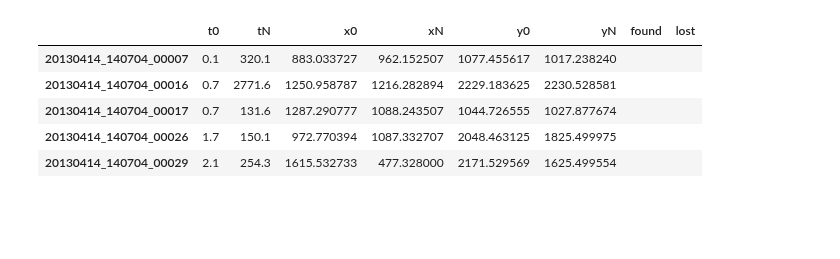
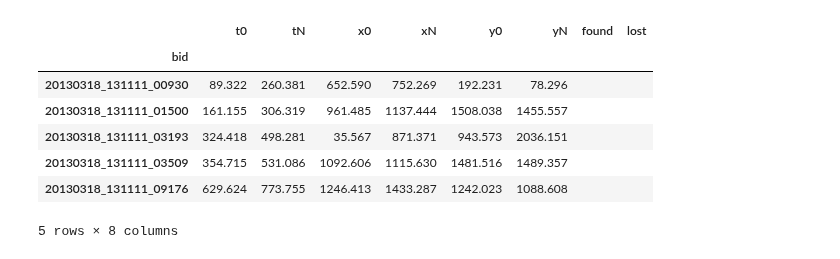
Before and after one commit to amarallab/waldo, a Jupyter notebook: workbooks/lost_and_found.ipynb, the cells around one changed output. Saved outputs shown, nothing was run; the diff lists cells and outputs as text; code cells hidden in the pictures; blank space fills up the shorter version.

```diff
--- a/workbooks/lost_and_found.ipynb
+++ b/workbooks/lost_and_found.ipynb
@@ -29,16 +42,19 @@ Configuring name: '-f'
 # %%
+
 def pull_all_xy_for_ex_id(ex_id):
     """
     returns dicts containing times and xy data. keys are blob_ids.
     """
-    blob_ids = get_good_blobs(ex_id=ex_id, key='xy')
-    print '{N} blob_ids found'.format(N=len(blob_ids))
+    print(ex_id)
+    blob_ids = get_good_blobs(ex_id=ex_id, key='xy_raw')
+
+    print('{N} blob_ids found'.format(N=len(blob_ids)))
     blob_times, blob_xys = {}, {}
     for blob_id in blob_ids:
-        times, data = get_timeseries(blob_id, data_type='xy')
+        times, data = get_timeseries(blob_id, data_type='xy_raw')
         if times != None and len(times):
             blob_times[blob_id] = times
-            blob_xys[blob_id] = data
+            blob_xys[blob_id] = fill_gaps(data)
     return blob_times, blob_xys
 
 def plot_tracks(blob_xys, max_blobs=50, platesize=[1728, 2352]):
@@ -71,15 +87,15 @@ def plot_tracks(blob_xys, max_blobs=50, platesize=[1728, 2352]):
     try:
         plt.show()
     except OverflowError as e:
-        print 'Dataset too big to plot'
-        print 'error:', e
+        print('Dataset too big to plot')
+        print('error:', e)
 
 
 
 
-#ex_id = '20130318_131111'
+ex_id = '20130318_131111'
 #ex_id = '20130614_120518'
-ex_id = '20130414_140704'
+#ex_id = '20130414_140704'
 plate_size = [1728, 2352]
 
 blob_times, blob_xys = pull_all_xy_for_ex_id(ex_id)
@@ -90,21 +200,24 @@ plot_tracks(blob_xys, max_blobs=10)
 # %%
 blob_ids = sorted(blob_xys)
 x0, y0 = zip(*[blob_xys[bi][0] for bi in blob_ids])
 xN, yN = zip(*[blob_xys[bi][-1] for bi in blob_ids])
 t0 = [blob_times[bi][0] for bi in blob_ids]
 tN = [blob_times[bi][-1] for bi in blob_ids]
 data = [list(i) for i in[t0, tN, x0, xN, y0, yN] ]
 
 blobs = pd.DataFrame(data, columns=blob_ids , index=['t0', 'tN', 'x0', 'xN', 'y0', 'yN'])
 blobs = blobs.T
 blobs['found'] = ''
 blobs['lost'] = ''
+blobs.index.name = 'bid'
 blobs.head()
 # %% [output]
 |  | t0 | tN | x0 | xN | y0 | yN | found | lost |
-| 20130414_140704_00007 | 0.1 | 320.1 | 883.033727 | 962.152507 | 1077.455617 | 1017.238240 |  |  |
-| 20130414_140704_00016 | 0.7 | 2771.6 | 1250.958787 | 1216.282894 | 2229.183625 | 2230.528581 |  |  |
-| 20130414_140704_00017 | 0.7 | 131.6 | 1287.290777 | 1088.243507 | 1044.726555 | 1027.877674 |  |  |
-| 20130414_140704_00026 | 1.7 | 150.1 | 972.770394 | 1087.332707 | 2048.463125 | 1825.499975 |  |  |
-| 20130414_140704_00029 | 2.1 | 254.3 | 1615.532733 | 477.328000 | 2171.529569 | 1625.499554 |  |  |
+| bid |  |  |  |  |  |  |  |  |
+| 20130318_131111_00930 | 89.322 | 260.381 | 652.590 | 752.269 | 192.231 | 78.296 |  |  |
+| 20130318_131111_01500 | 161.155 | 306.319 | 961.485 | 1137.444 | 1508.038 | 1455.557 |  |  |
+| 20130318_131111_03193 | 324.418 | 498.281 | 35.567 | 871.371 | 943.573 | 2036.151 |  |  |
+| 20130318_131111_03509 | 354.715 | 531.086 | 1092.606 | 1115.630 | 1481.516 | 1489.357 |  |  |
+| 20130318_131111_09176 | 629.624 | 773.755 | 1246.413 | 1433.287 | 1242.023 | 1088.608 |  |  |
+5 rows × 8 columns
 # %%
```
Also changed, not shown: parts of 8 cells of this notebook, 1 other file.
